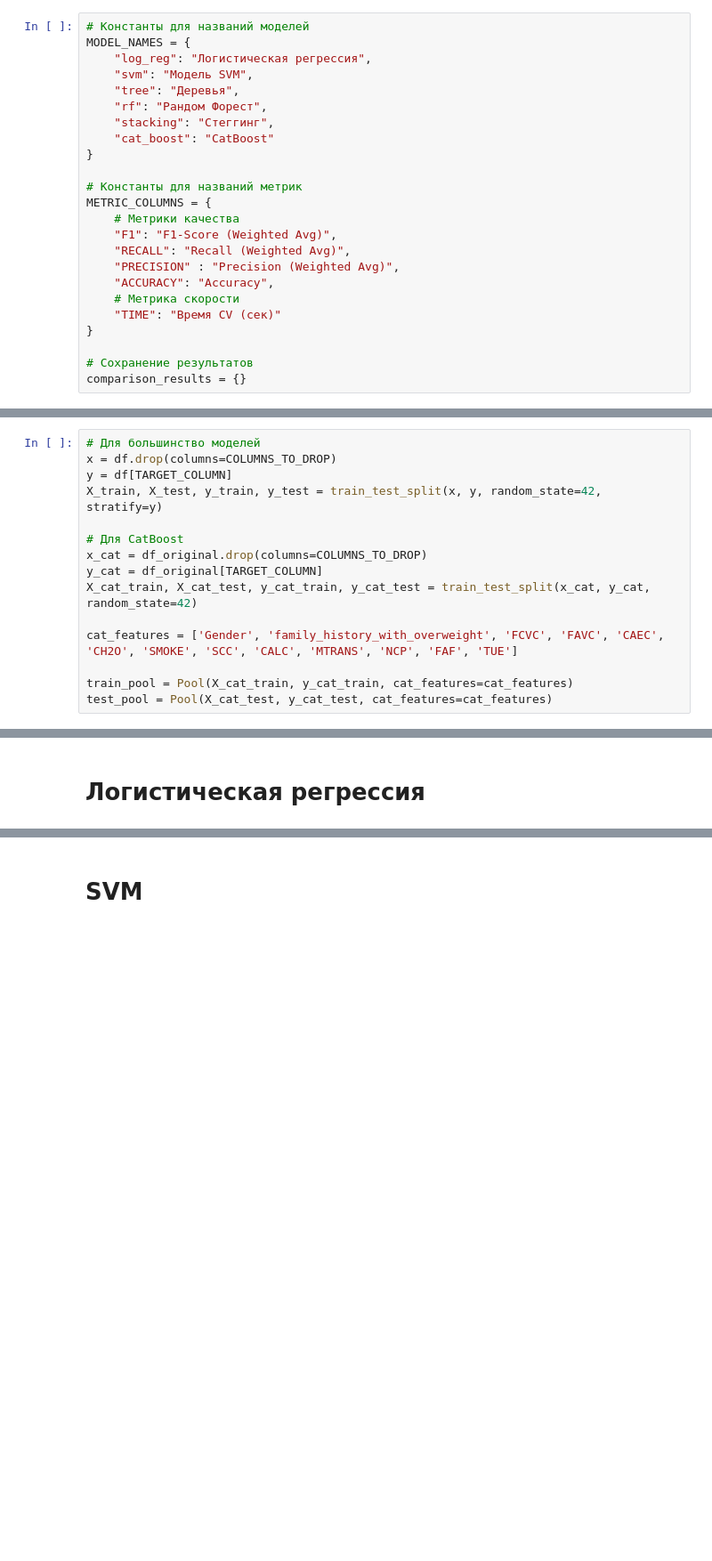
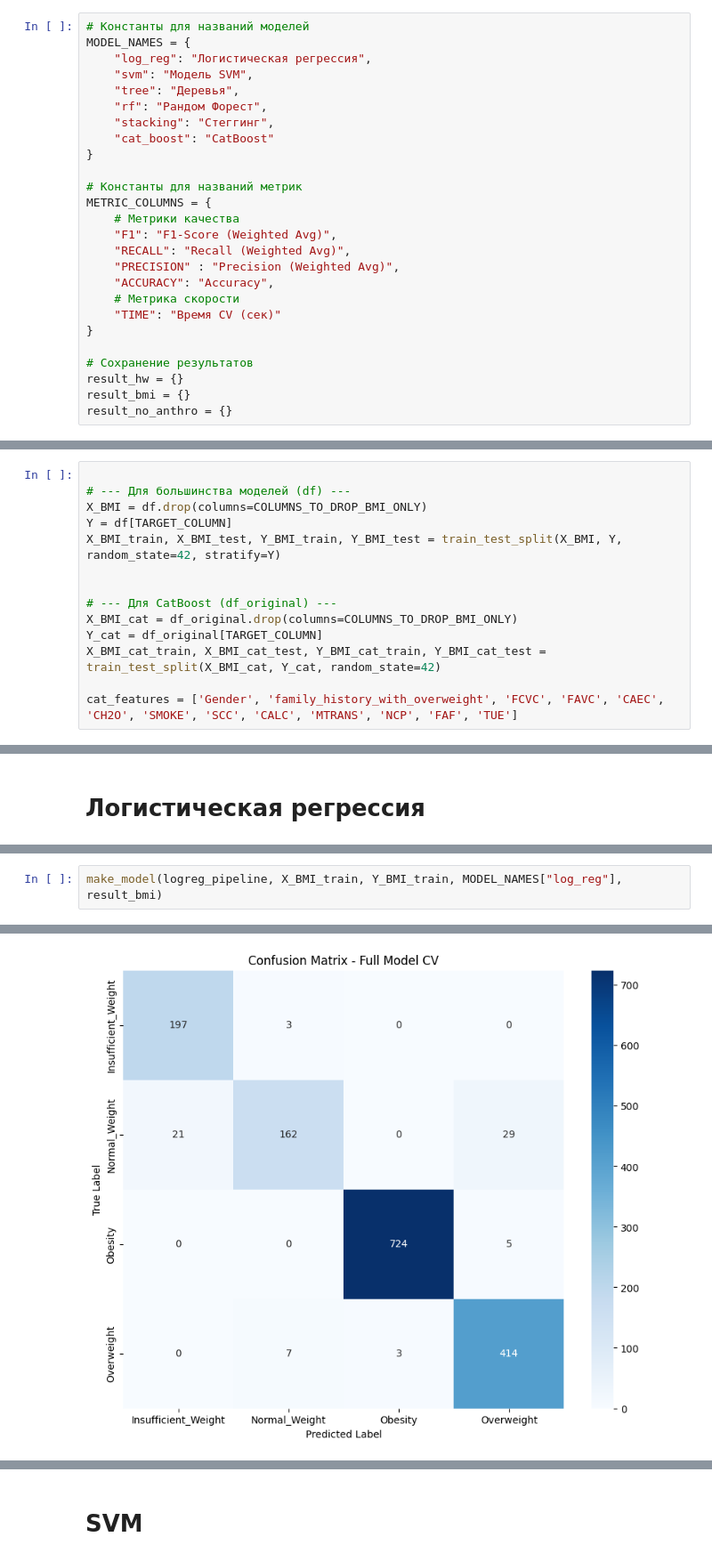
Before and after one commit to AlexTilta/Multiclass_prediction_of_obesity_risk, a Jupyter notebook: 02_ML.ipynb, the cells around one changed output, grey strips where cells are left out. Shown at 89% size. Cells and saved outputs as stored; diff of their text form; blank space fills up the shorter version.

```diff
--- a/02_ML.ipynb
+++ b/02_ML.ipynb
@@ -238,21 +248,8 @@ METRIC_COLUMNS = {
 }
 
 # Сохранение результатов
-comparison_results = {}
+result_hw = {}
+result_bmi = {}
+result_no_anthro = {}
 # %% [markdown]
 ## Объявления x, y, а также тренировочных и тестовых переменных
-# %%
-# Для большинство моделей
-x = df.drop(columns=COLUMNS_TO_DROP)
-y = df[TARGET_COLUMN]
-X_train, X_test, y_train, y_test = train_test_split(x, y, random_state=42, stratify=y)
-
-# Для CatBoost
-x_cat = df_original.drop(columns=COLUMNS_TO_DROP)
-y_cat = df_original[TARGET_COLUMN]
-X_cat_train, X_cat_test, y_cat_train, y_cat_test = train_test_split(x_cat, y_cat, random_state=42)
-
-cat_features = ['Gender', 'family_history_with_overweight', 'FCVC', 'FAVC', 'CAEC', 'CH2O', 'SMOKE', 'SCC', 'CALC', 'MTRANS', 'NCP', 'FAF', 'TUE']
-
-train_pool = Pool(X_cat_train, y_cat_train, cat_features=cat_features)
-test_pool = Pool(X_cat_test, y_cat_test, cat_features=cat_features)
@@ -258,0 +271,14 @@ test_pool = Pool(X_cat_test, y_cat_test, cat_features=cat_features)
+# %%
+
+# --- Для большинства моделей (df) ---
+X_BMI = df.drop(columns=COLUMNS_TO_DROP_BMI_ONLY)
+Y = df[TARGET_COLUMN]
+X_BMI_train, X_BMI_test, Y_BMI_train, Y_BMI_test = train_test_split(X_BMI, Y, random_state=42, stratify=Y)
+
+
+# --- Для CatBoost (df_original) ---
+X_BMI_cat = df_original.drop(columns=COLUMNS_TO_DROP_BMI_ONLY)
+Y_cat = df_original[TARGET_COLUMN]
+X_BMI_cat_train, X_BMI_cat_test, Y_BMI_cat_train, Y_BMI_cat_test = train_test_split(X_BMI_cat, Y_cat, random_state=42)
+
+cat_features = ['Gender', 'family_history_with_overweight', 'FCVC', 'FAVC', 'CAEC', 'CH2O', 'SMOKE', 'SCC', 'CALC', 'MTRANS', 'NCP', 'FAF', 'TUE']
@@ -359,0 +404,3 @@ Insufficient_Weight       0.90      0.98      0.94       200
+# %%
+make_model(logreg_pipeline, X_BMI_train, Y_BMI_train, MODEL_NAMES["log_reg"], result_bmi)
+# %% [output]
@@ -359,0 +418 @@ Insufficient_Weight       0.90      0.98      0.94       200
+[figure, added]
```
Also changed, not shown: parts of 53 cells of this notebook.
